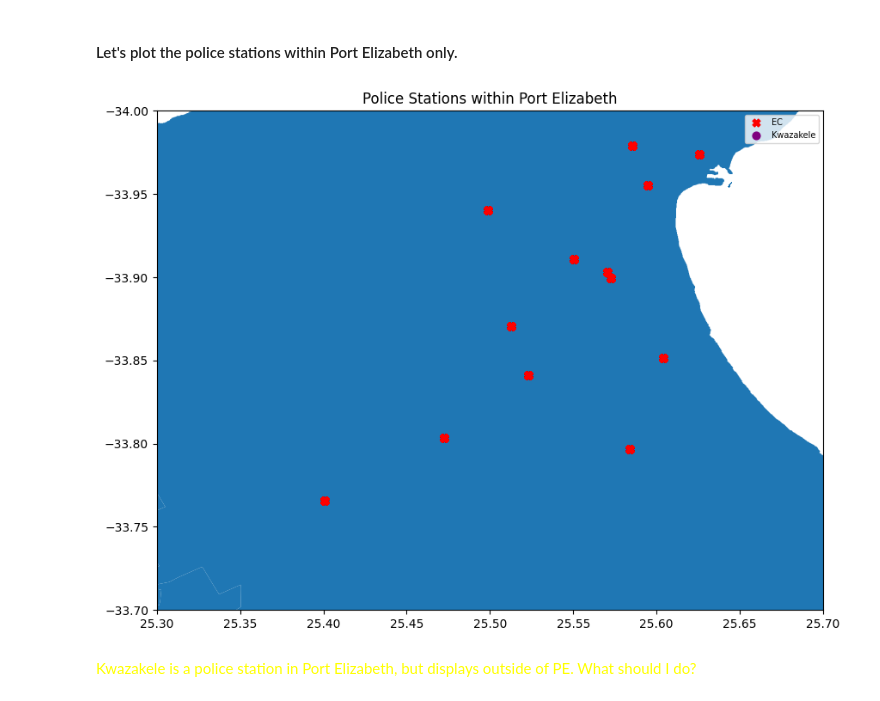
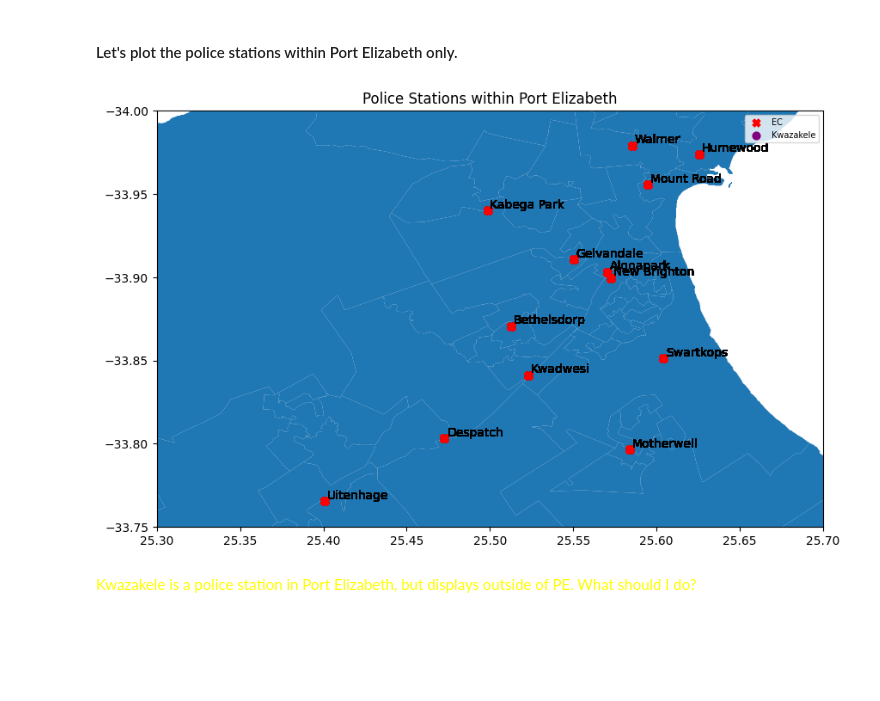
Before and after one commit to BlocknBoom123/CrimePy, a Jupyter notebook: CrimePy.ipynb, the cells around one changed output. Drawn from its saved outputs; the diff is of its cells as text; code cells hidden in the pictures; blank space fills up the shorter version.

Commit message:
Added labels

```diff
--- a/CrimePy.ipynb
+++ b/CrimePy.ipynb
@@ -177,18 +177,21 @@ df = df[df['Police Station'].isin(stations)]
 # %%
 #A GeoDataFrame is a dataframe that accepts a geometry column (POINT pairs)
 geo_df = gpd.GeoDataFrame(df, crs = {'init': 'epsg:4326'}, geometry = [Point(xy) for xy in zip(df['Longitude'], df['Latitude'])])
 
 fig, ax = plt.subplots(figsize=(10,10))
+map = gpd.read_file("gadm41_ZAF_shp\\gadm41_ZAF_4.shp")
 map.plot(aspect=1,ax=ax) #Plot the map of South Africa
 geo_df.plot(aspect=1,ax=ax,markersize=40,color='red',marker='X',label='EC') #Plot the latitude longitude pairs onto the same SA map.
 geo_df[geo_df['Police Station'] == 'Kwazakele'].plot(aspect=1,ax=ax,markersize=40,color='purple',marker='o',label='Kwazakele')
-ax.set_ylim([-33.7, -34])
+ax.set_ylim([-33.75, -34])
 ax.set_xlim([25.3, 25.7])
 plt.title('Police Stations within Port Elizabeth')
 plt.legend(prop={'size':7})
+for x, y, label in zip(geo_df.geometry.x, geo_df.geometry.y, geo_df['Police Station']):
+    ax.annotate(label, xy=(x, y), xytext=(2, 2), textcoords="offset points")
 plt.show()
 # %% [output]
-[figure, old version]
+[figure, new version]
 # %% [markdown]
 <span style="color: #FFFF00">Kwazakele is a police station in Port Elizabeth, but displays outside of PE. What should I do?</span>
 # %%
```
Also changed, not shown: parts of 2 cells of this notebook.
